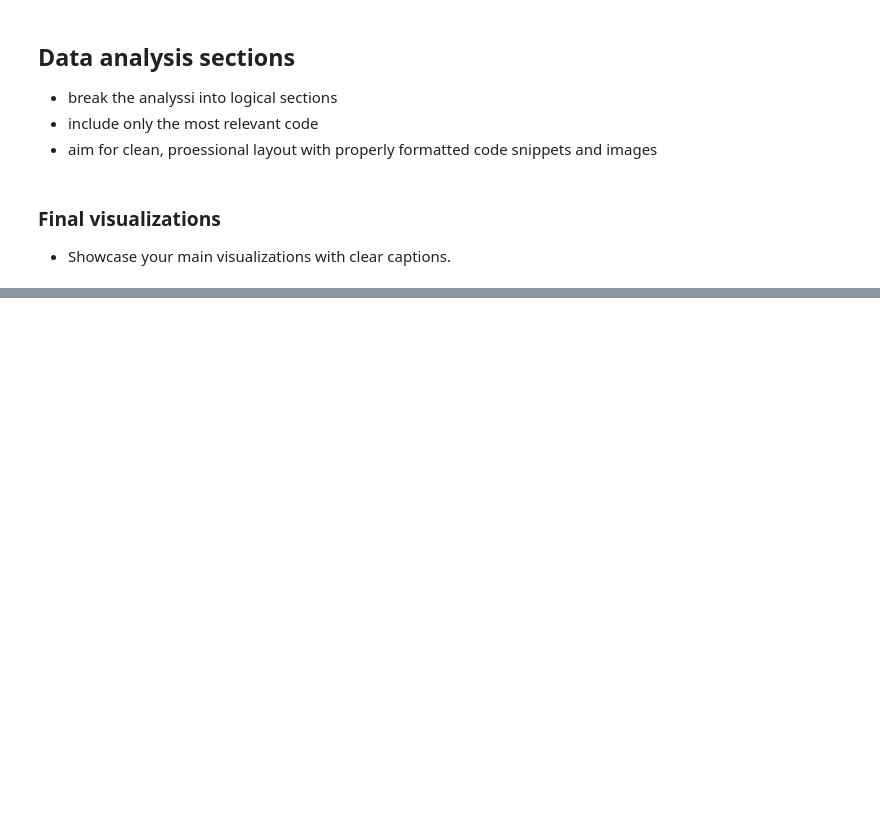
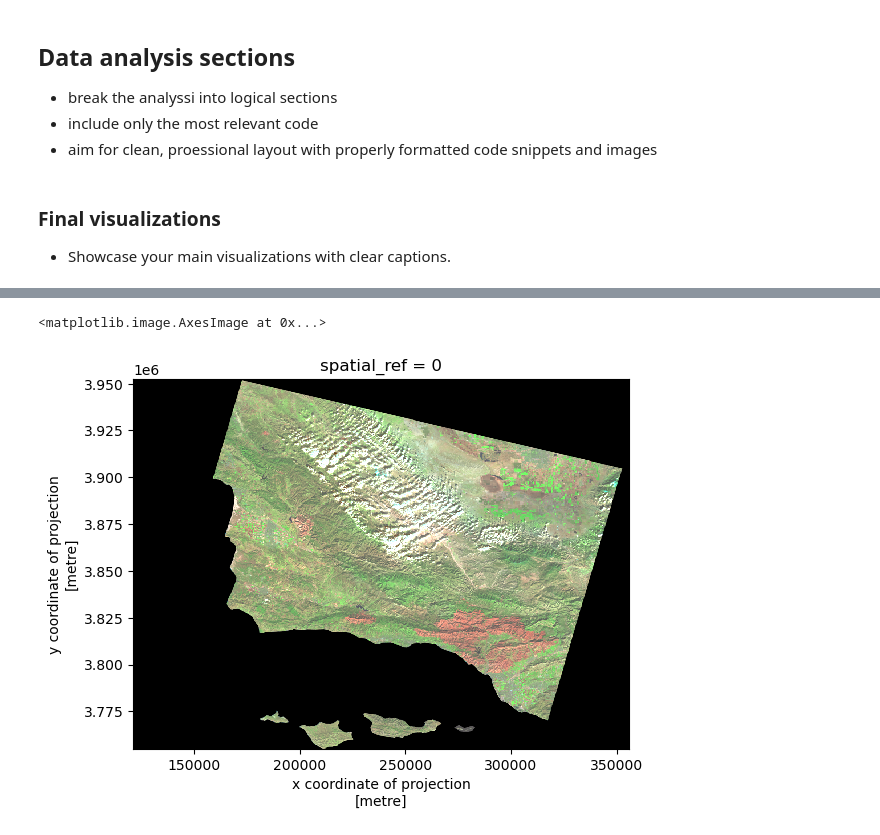
Before and after one commit to tommats00/thomas-fire-analysis, a Jupyter notebook: task1-blog-post.ipynb, the cells around one changed output, grey strips where cells are left out. Cells and saved outputs as stored; diff of their text form; code cells hidden in the pictures; blank space fills up the shorter version.

```diff
--- a/task1-blog-post.ipynb
+++ b/task1-blog-post.ipynb
@@ -45,0 +56,14 @@ Paragraph
+# %%
+# Load in AQI data for 2017 and 2018 via a link
+aqi_17 = pd.read_csv('https://aqs.epa.gov/aqsweb/airdata/daily_aqi_by_county_2017.zip', compression='zip')
+aqi_18 = pd.read_csv('https://aqs.epa.gov/aqsweb/airdata/daily_aqi_by_county_2018.zip', compression='zip')
+
+# File path from EDS 220 server to load the data
+fp = os.path.join('/courses/EDS220/data/hwk4_landsat_data', 'landsat8-2018-01-26-sb-simplified.nc')
+
+
+# Load data from the file path
+landsat = rioxr.open_rasterio('data/landsat8-2018-01-26-sb-simplified.nc')
+
+# Load in California fires perimeter data, downloaded locally
+perimeters = gpd.read_file('data/California_Fire_Perimeters/California_Fire_Perimeters_(all).shp')
@@ -45,0 +150,11 @@ Paragraph
+# %%
+# Drop the `band` coordinate of the data
+landsat = landsat.drop_vars('band')
+
+# Drop the `band` dimension of the data
+# The code `squeeze` drops dimensions with values of 1
+landsat = landsat.squeeze()
+
+# Check our array to confirm that `band` has been
+# removed from the dimensions and coordinates
+landsat
@@ -45,0 +178,6 @@ Paragraph
+# %%
+# Select swir22, nir08, and red as the variables to be plotted
+landsat[['swir22', 'nir08', 'red']].to_array().plot.imshow(robust = True)
+# %% [output]
+<matplotlib.image.AxesImage at 0x...>
+[figure, added]
```
Also changed, not shown: parts of 21 cells of this notebook.
